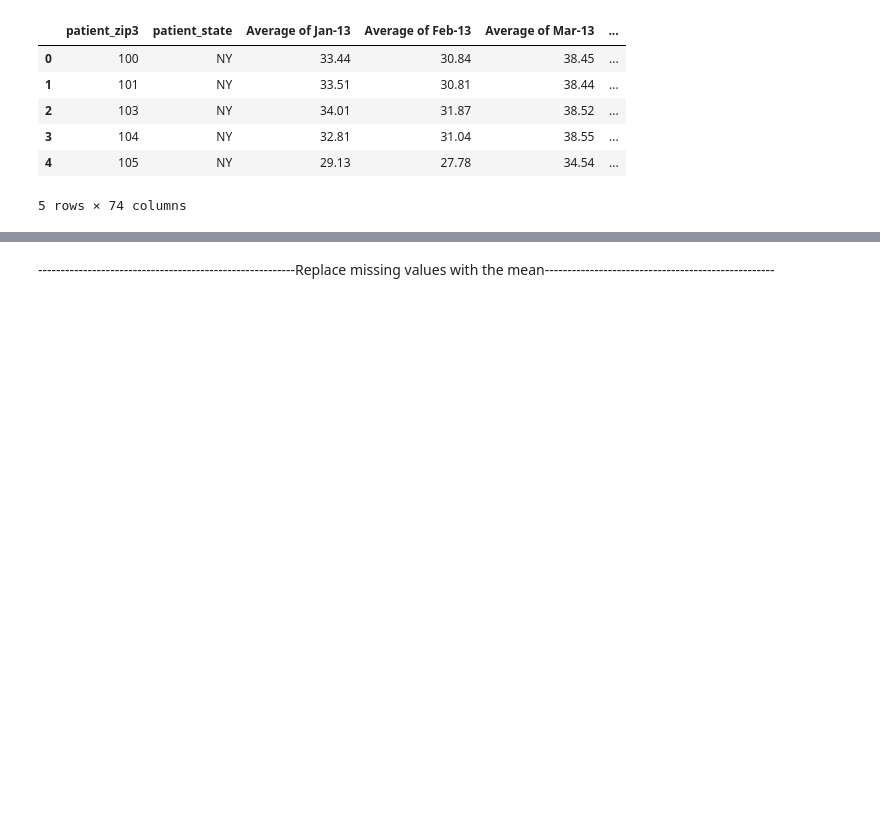
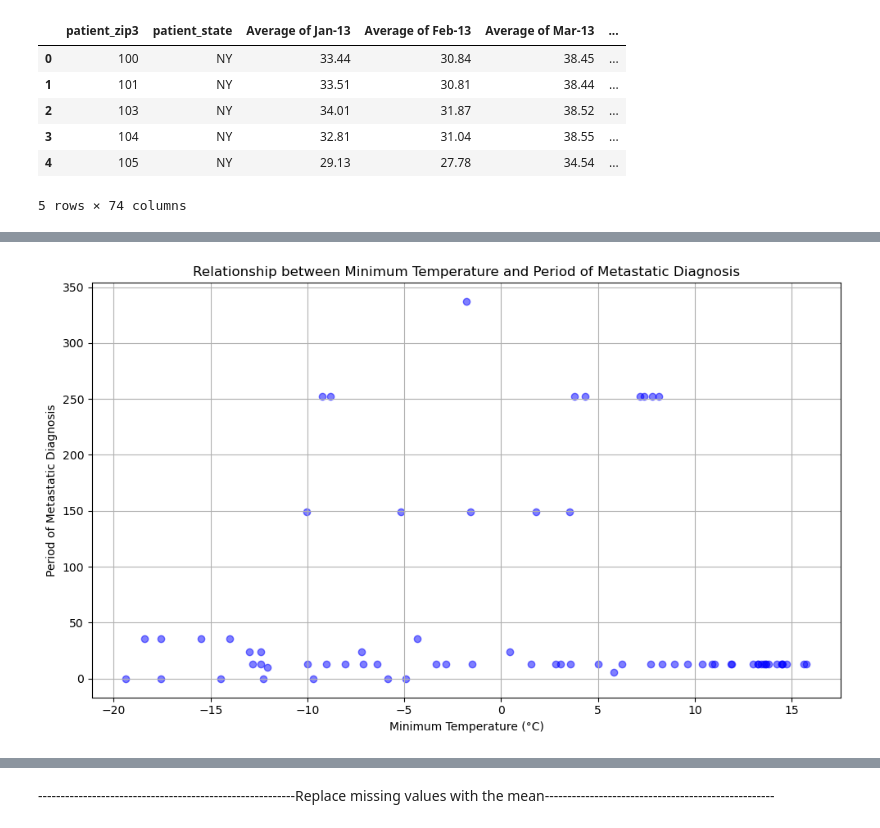
Before and after one commit to IonasAndreea/Model_Training_Python, a Jupyter notebook: Notebook.ipynb, the cells around one changed output, grey strips where cells are left out. Drawn from its saved outputs; the diff is of its cells as text; code cells hidden in the pictures; blank space fills up the shorter version.

```diff
--- a/Notebook.ipynb
+++ b/Notebook.ipynb
@@ -417,0 +516,15 @@ df_avg.head()
+# %%
+import matplotlib.pyplot as plt
+min_temp_index = data_celsius.idxmin()
+min_temp_value = data_celsius.min()
+associated_diagnosis_period = train_data.loc[min_temp_index, 'metastatic_diagnosis_period']
+plt.figure(figsize=(10, 6))
+plt.scatter(min_temp_value, associated_diagnosis_period, color='blue', alpha=0.5)
+plt.title('Relationship between Minimum Temperature and Period of Metastatic Diagnosis')
+plt.xlabel('Minimum Temperature (°C)')
+plt.ylabel('Period of Metastatic Diagnosis')
+plt.grid(True)
+plt.tight_layout()
+plt.show()
+# %% [output]
+[figure, added]
```
Also changed, not shown: parts of 13 cells of this notebook.
